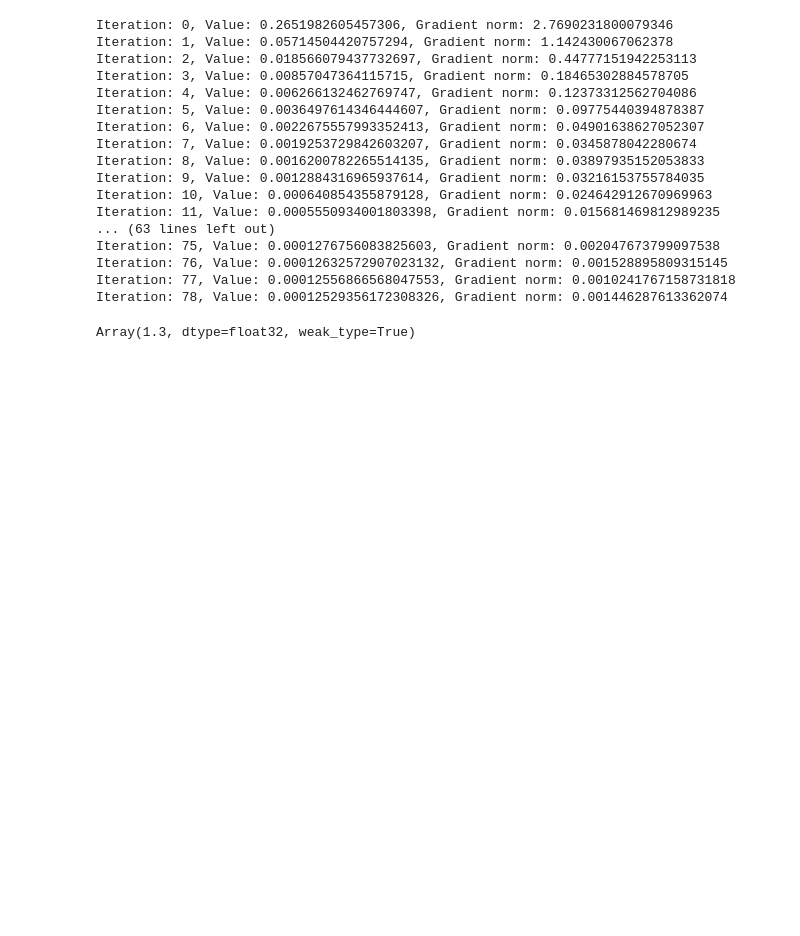
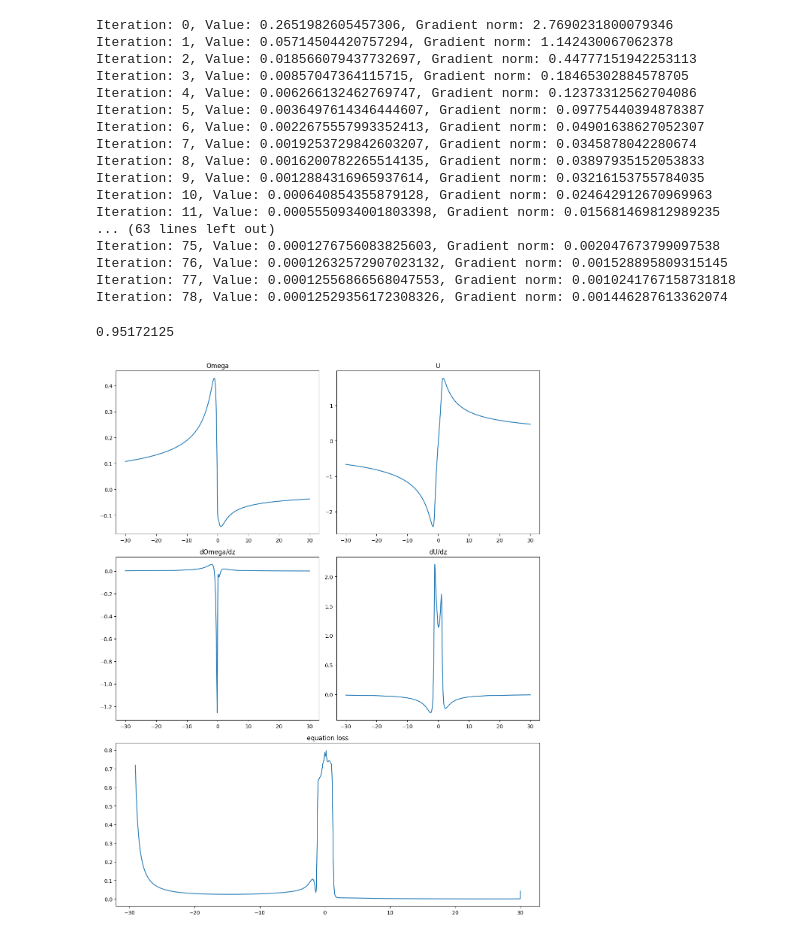
Before and after one commit to mxpoch/Unstable-Singularities, a Jupyter notebook: notepad.ipynb, the cells around one changed output. Saved outputs shown, nothing was run; the diff lists cells and outputs as text; code cells hidden in the pictures; blank space fills up the shorter version.

```diff
--- a/notepad.ipynb
+++ b/notepad.ipynb
@@ -388,7 +386,51 @@ Iteration: 75, Value: 0.0001276756083825603, Gradient norm: 0.002047673799097538
 Iteration: 76, Value: 0.00012632572907023132, Gradient norm: 0.001528895809315145
 Iteration: 77, Value: 0.00012556866568047553, Gradient norm: 0.0010241767158731818
 Iteration: 78, Value: 0.00012529356172308326, Gradient norm: 0.001446287613362074
-# %%
-trainable_state['lambda']
-# %% [output]
-Array(1.3, dtype=float32, weak_type=True)
+# %%
+import matplotlib.pyplot as plt
+import numpy as np
+# plotting
+with open("params_3.pkl", "rb") as f:
+    loaded_params = pkl.load(f)
+    z = jnp.linspace(-30,30,10000)
+    Om_p = loaded_params['Omega_p']
+    Ul_p = loaded_params['U_p']
+    lambda_val = loaded_params['lambda']
+    print(lambda_val)
+    fig = plt.figure(figsize=(12, 15))
+
+    # --- Row 1 ---
+    # Top Left: (0, 0)
+    ax1 = plt.subplot2grid((3, 2), (0, 0))
+    ax1.plot(z, q_DG_vmap(Om_p, key, z, lambda_val))
+    ax1.set_title("Omega")
+
+    # Top Right: (0, 1)
+    ax2 = plt.subplot2grid((3, 2), (1, 0))
+    ax2.plot(z, dq_dz_vmap(Om_p, key, z, lambda_val))
+    ax2.set_title("dOmega/dz")
+
+    # --- Row 2 ---
+    # Middle Left: (1, 0)
+    ax3 = plt.subplot2grid((3, 2), (0,1))
+    ax3.plot(z, q_DG_vmap(Ul_p, key, z, lambda_val))
+    ax3.set_title("U")
+
+    # Middle Right: (1, 1)
+    ax4 = plt.subplot2grid((3, 2), (1,1))
+    ax4.plot(z, dq_dz_vmap(Ul_p, key, z, lambda_val))
+    ax4.set_title("dU/dz")
+
+    # --- Row 3 ---
+    # Bottom Full Row: (2, 0) spanning 2 columns
+    ax5 = plt.subplot2grid((3, 2), (2, 0), colspan=2)
+    zs = z.reshape(z.shape[0],1)
+    ax5.plot(z[150:], full_equation_loss(Om_p, Ul_p, zs[150:], lambda_val, key))
+    ax5.set_title("equation loss")
+
+    # Adjust layout to prevent overlap
+    plt.tight_layout()
+    plt.show()
+# %% [output]
+0.95172125
+[figure, added]
```
Also changed, not shown: parts of 8 cells of this notebook, 7 other files.
